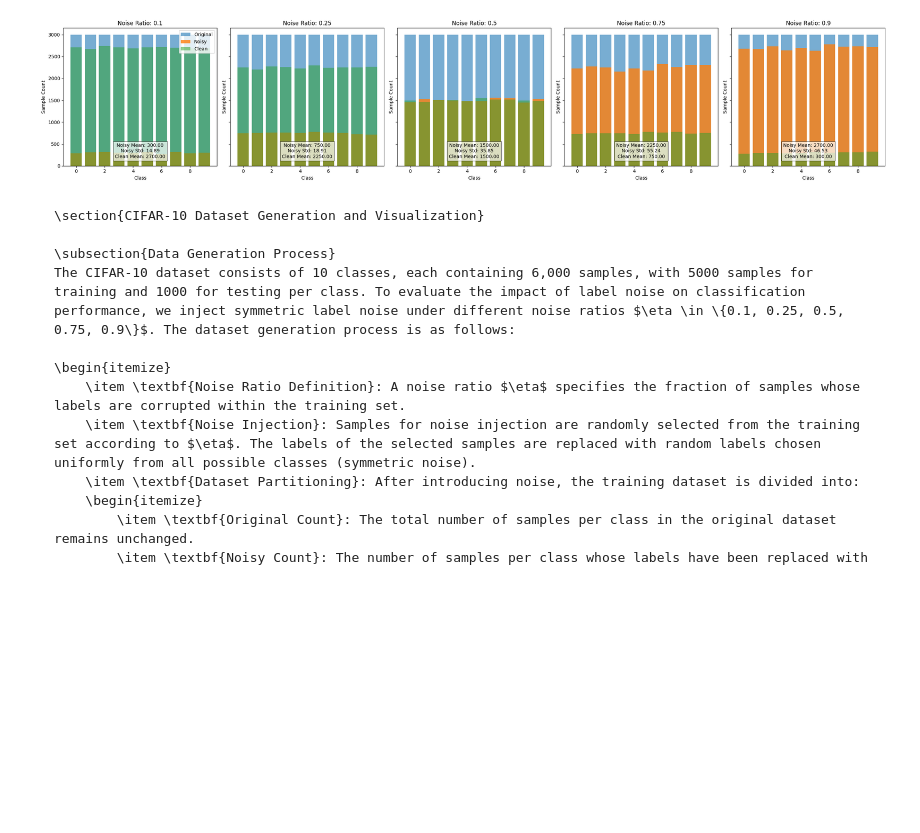
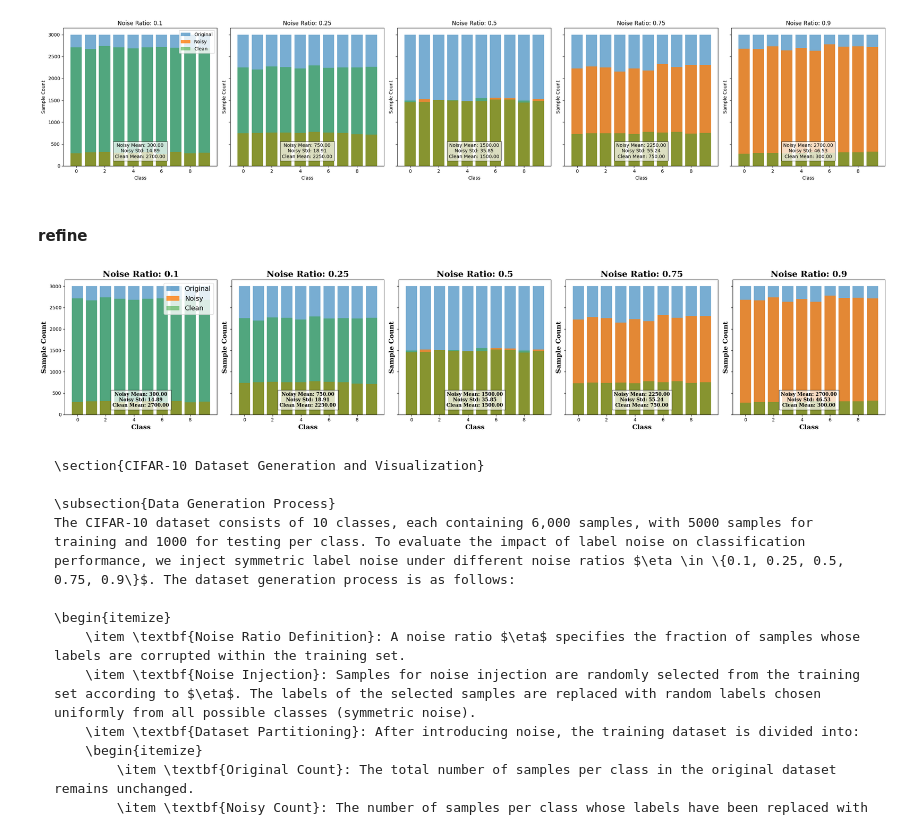
Before and after one commit to rainmilk/contra, a Jupyter notebook: result_analysis/dataset_analysis_cvpr.ipynb, the cells around one changed output. Drawn from its saved outputs; the diff is of its cells as text; code cells hidden in the pictures; blank space fills up the shorter version.

Commit message:
refine

````diff
--- a/result_analysis/dataset_analysis_cvpr.ipynb
+++ b/result_analysis/dataset_analysis_cvpr.ipynb
@@ -117,6 +117,76 @@ plt.savefig("cifar10_noise_ratios.pdf", format="pdf")
 plt.show()
 # %% [output]
 [figure]
+# %% [markdown]
+#### refine
+# %%
+import pandas as pd
+import matplotlib.pyplot as plt
+
+# File paths for the uploaded CIFAR-10 CSV files
+file_paths = {
+    "0.1": "../data/cifar-10/gen/nr_0.1_nt_symmetric_cvpr/stats_nr_0.1.csv",
+    "0.25": "../data/cifar-10/gen/nr_0.25_nt_symmetric_cvpr/stats_nr_0.25.csv",
+    "0.5": "../data/cifar-10/gen/nr_0.5_nt_symmetric_cvpr/stats_nr_0.5.csv",
+    "0.75": "../data/cifar-10/gen/nr_0.75_nt_symmetric_cvpr/stats_nr_0.75.csv",
+    "0.9": "../data/cifar-10/gen/nr_0.9_nt_symmetric_cvpr/stats_nr_0.9.csv",
+}
+
+# Load data into a dictionary of DataFrames
+stats_data = {ratio: pd.read_csv(file_path) for ratio, file_path in file_paths.items()}
+
+# Visualization: Draw all plots in a single row
+fig, axes = plt.subplots(1, 5, figsize=(25, 5), sharey=True)
+
+# Define font sizes
+title_fontsize = 18
+label_fontsize = 14
+
+# Define font properties
+font_properties = {
+    "family": "serif",
+    "weight": "bold",
+}
+
+for i, (noise_ratio, data) in enumerate(stats_data.items()):
+    ax = axes[i]
+    ax.bar(data["Class"], data["Original Count"], label="Original", alpha=0.6)
+    ax.bar(data["Class"], data["Noisy Count"], label="Noisy", alpha=0.8)
+    ax.bar(data["Class"], data["Clean Count"], label="Clean", alpha=0.5)
+    ax.set_title(
+        f"Noise Ratio: {noise_ratio}",
+        fontsize=title_fontsize,
+        fontdict=font_properties,  # Use fontdict for custom fonts
+    )
+    ax.set_xlabel("Class", fontsize=label_fontsize, fontdict=font_properties)
+    ax.set_ylabel("Sample Count", fontsize=label_fontsize, fontdict=font_properties)
+
+    # Add summary statistics as text in the empty area of the plot
+    noisy_mean = data["Noisy Count"].mean()
+    noisy_std = data["Noisy Count"].std()
+    clean_mean = data["Clean Count"].mean()
+    ax.text(
+        4.5, 180,  # Coordinates to position text
+        f"Noisy Mean: {noisy_mean:.2f}\n"
+        f"Noisy Std: {noisy_std:.2f}\n"
+        f"Clean Mean: {clean_mean:.2f}",
+        fontsize=10,
+        ha="center",
+        bbox=dict(facecolor="white", alpha=0.7, edgecolor="black"),
+        fontdict=font_properties,  # Use fontdict for custom fonts
+    )
+
+# Add legend to the first plot
+axes[0].legend(loc="upper right", fontsize=label_fontsize)  # Font size for legend
+plt.tight_layout()
+
+# Save the figure to a PDF file
+plt.savefig("cifar10_noise_ratios_refine.pdf", format="pdf")
+
+# Show the plot
+plt.show()
+# %% [output]
+[figure, added]
 # %% [markdown]
 ```tex
 \section{CIFAR-10 Dataset Generation and Visualization}
````
Also changed, not shown: parts of 2 cells of this notebook, 4 other files.
